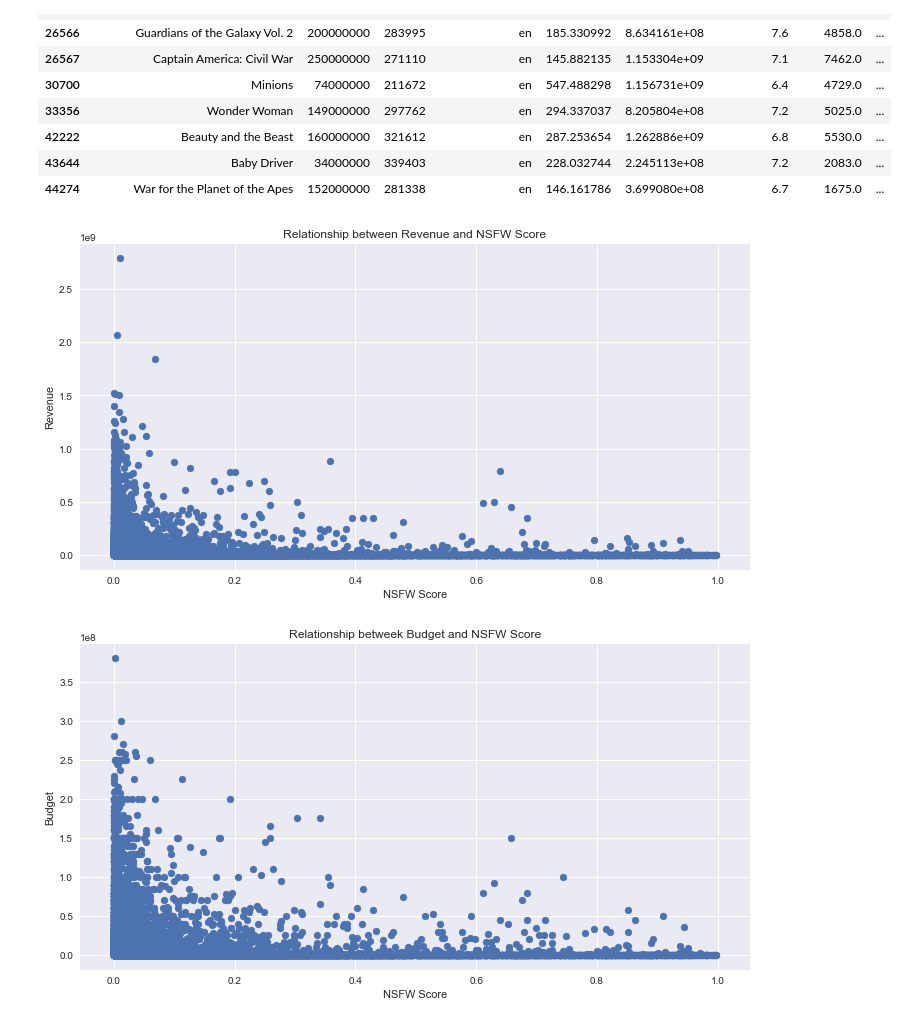
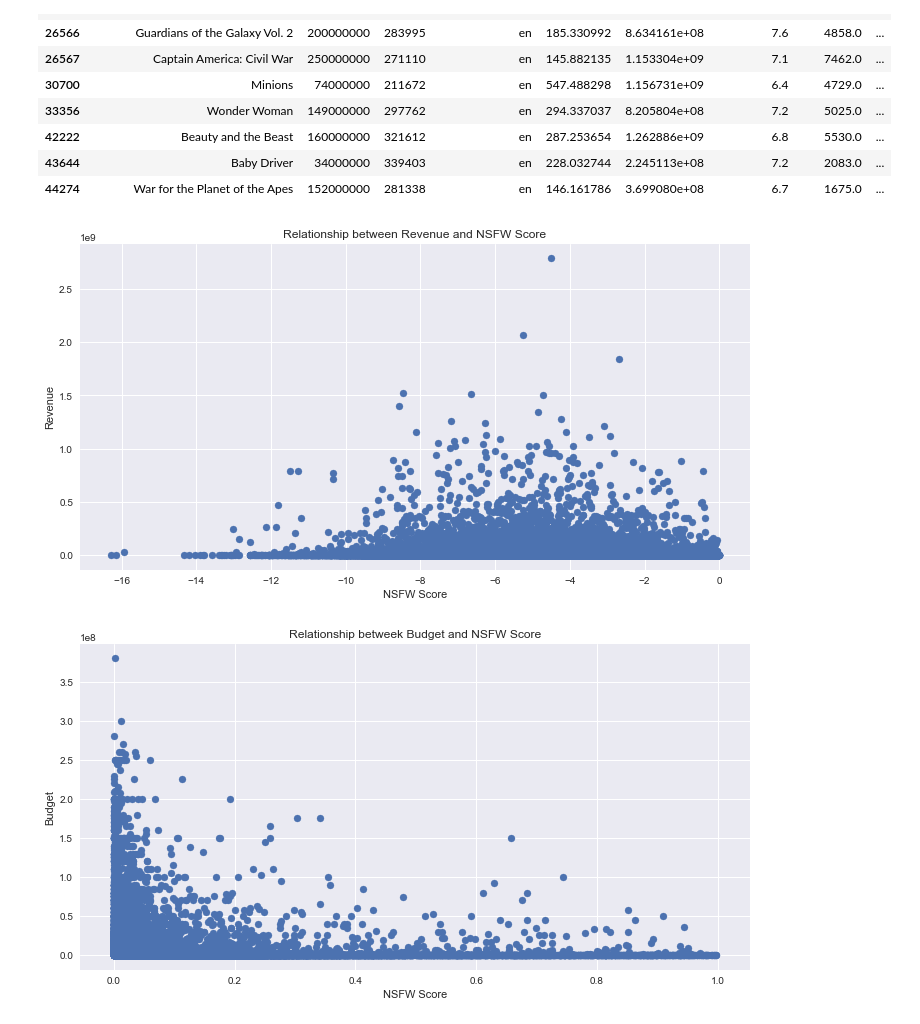
Before and after one commit to aravindsrinivasan/movie-ranking-recommendation-system, a Jupyter notebook: notebooks/nsfw_score-analysis.ipynb, the cells around one changed output. Cells and saved outputs as stored; diff of their text form; code cells hidden in the pictures.

```diff
--- a/notebooks/nsfw_score-analysis.ipynb
+++ b/notebooks/nsfw_score-analysis.ipynb
@@ -106,11 +106,12 @@ movie_data[(movie_data.popularity > 100) & (movie_data.nsfw_score < 0.4)]
 | 43644 | Baby Driver | 34000000 | 339403 | en | 228.032744 | 2.245113e+08 | 7.2 | 2083.0 | ... |
 | 44274 | War for the Planet of the Apes | 152000000 | 281338 | en | 146.161786 | 3.699080e+08 | 6.7 | 1675.0 | ... |
 # %%
-plt.scatter(df['nsfw_score'], df['revenue'])
+#Drop revenue 0s
+plt.scatter(np.log(movie_data['nsfw_score']), movie_data['revenue'])
 plt.title('Relationship between Revenue and NSFW Score')
 plt.xlabel('NSFW Score')
 plt.ylabel('Revenue')
 plt.show()
 # %% [output]
-[figure, old version]
+[figure, new version]
 # %%
```
Also changed, not shown: parts of 5 cells of this notebook.
